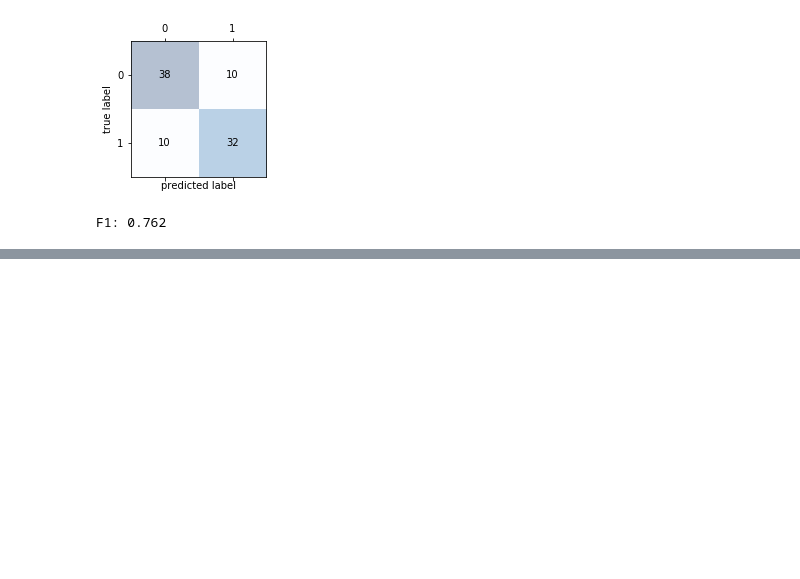
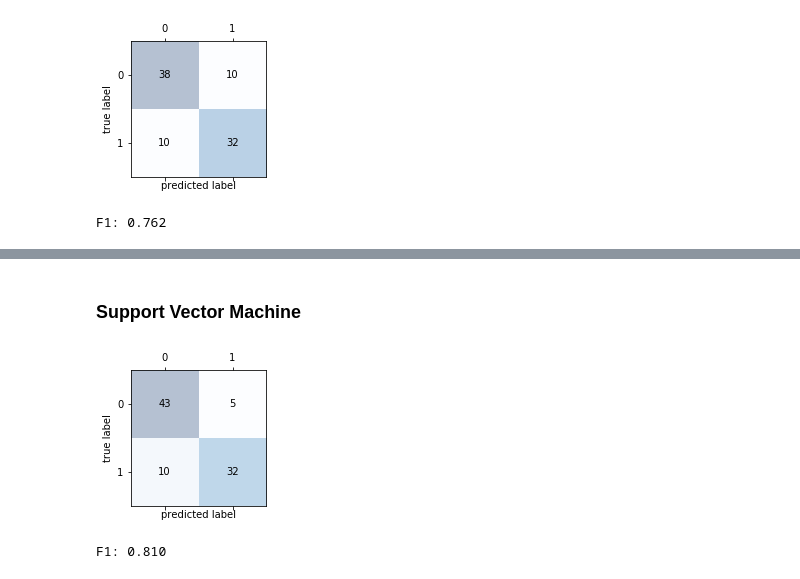
Before and after one commit to rrasheed/Heart-Disease-ML-Classifer, a Jupyter notebook: HeartDisease_Rough.ipynb, the cells around one changed output, grey strips where cells are left out. Drawn from its saved outputs; the diff is of its cells as text; code cells hidden in the pictures; blank space fills up the shorter version.

```diff
--- a/HeartDisease_Rough.ipynb
+++ b/HeartDisease_Rough.ipynb
@@ -183,0 +257,4 @@ plt.show()
+# %%
+svm = SVC(C=0.01, kernel='linear', class_weight='balanced', random_state=0)
+svm.fit(X_train, y_train)
+print('The accuracy of Support Vector Machine is: ' + str(svm.score(X_test, y_test)))
@@ -212,0 +330,10 @@ F1: 0.762
+# %% [markdown]
+### Support Vector Machine
+# %%
+y_predict_svm = svm.predict(X_test)
+confmat_svm = confusion_matrix(y_true = y_test, y_pred=y_predict_svm)
+conf_plot(confmat_svm)
+print('F1: %.3f' % f1_score(y_true=y_test,y_pred=y_predict_svm))
+# %% [output]
+[figure, added]
+F1: 0.810
```
Also changed, not shown: parts of 17 cells of this notebook.
